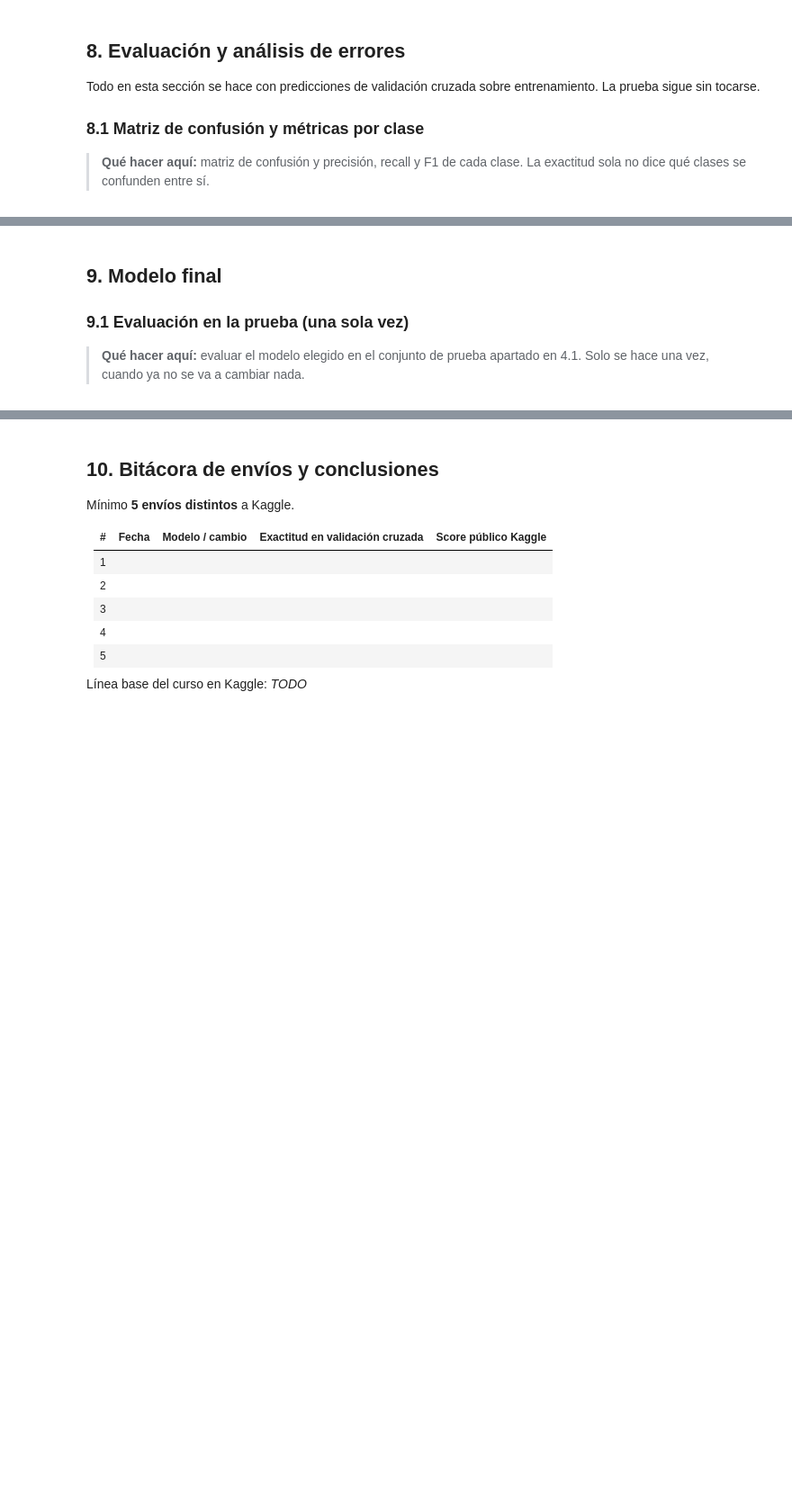
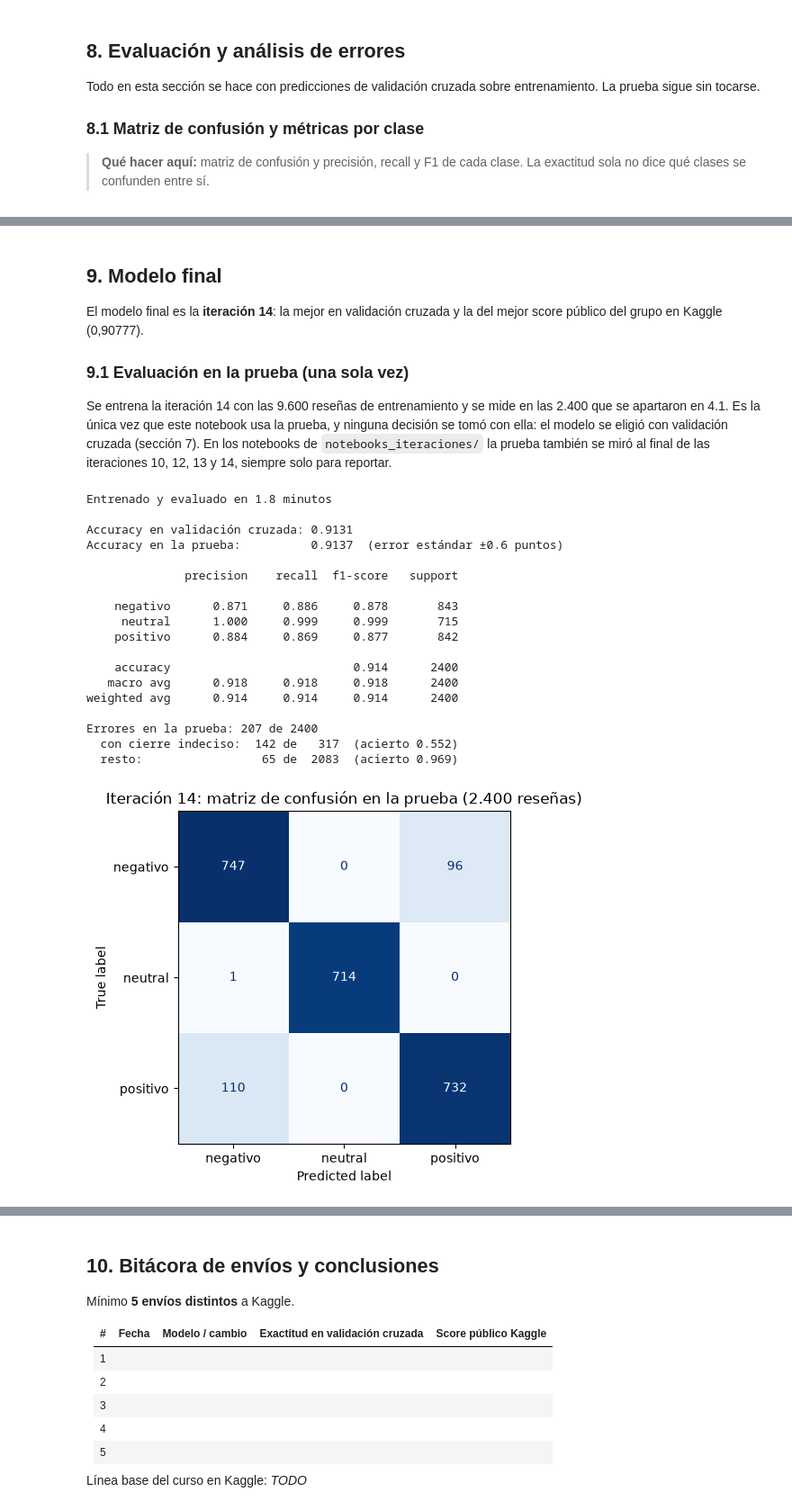
Before and after one commit to Alejob12/proyecto-1-machine-learning, a Jupyter notebook: parte1.ipynb, the cells around one changed output, grey strips where cells are left out. Shown at 90% size. Drawn from its saved outputs; the diff is of its cells as text; code cells hidden in the pictures; blank space fills up the shorter version.

```diff
--- a/parte1.ipynb
+++ b/parte1.ipynb
@@ -598,5 +2277,51 @@ Con los cambios propuestos se vuelve a la sección 5 o 6 y se mide de nuevo.
 # %% [markdown]
 ## 9. Modelo final
+El modelo final es la **iteración 14**: la mejor en validación cruzada y la del mejor score público del grupo en Kaggle (0,90777).
+
 ### 9.1 Evaluación en la prueba (una sola vez)
-> **Qué hacer aquí:** evaluar el modelo elegido en el conjunto de prueba apartado en 4.1. Solo se hace una vez, cuando ya no se va a cambiar nada.
+Se entrena la iteración 14 con las 9.600 reseñas de entrenamiento y se mide en las 2.400 que se apartaron en 4.1. Es la única vez que este notebook usa la prueba, y ninguna decisión se tomó con ella: el modelo se eligió con validación cruzada (sección 7). En los notebooks de `notebooks_iteraciones/` la prueba también se miró al final de las iteraciones 10, 12, 13 y 14, siempre solo para reportar.
+# %%
+# 9.1 Evaluación en la prueba (una sola vez): iteración 14 entrenada con las 9.600 reseñas de entrenamiento
+inicio = time.perf_counter()
+modelo_prueba = clone(iter14).set_params(n_jobs=-1).fit(X_ent, y_ent)
+pred_prueba = modelo_prueba.predict(X_prueba)
+print(f"Entrenado y evaluado en {(time.perf_counter() - inicio) / 60:.1f} minutos\n")
+
+acc_prueba = accuracy_score(y_prueba, pred_prueba)
+acc_cv = tabla("7").set_index("experimento").loc["iter14: bases también sin reseñas indecisas", "accuracy"]
+error_estandar = np.sqrt(acc_prueba * (1 - acc_prueba) / len(X_prueba))
+print(f"Accuracy en validación cruzada: {acc_cv:.4f}")
+print(f"Accuracy en la prueba:          {acc_prueba:.4f}  (error estándar ±{error_estandar * 100:.1f} puntos)\n")
+print(classification_report(y_prueba, pred_prueba, labels=LABELS, digits=3))
+
+indecisas_prueba = ~sin_cierre(X_prueba)
+error_prueba = pred_prueba != y_prueba.values
+print(f"Errores en la prueba: {error_prueba.sum()} de {len(error_prueba)}")
+print(f"  con cierre indeciso: {error_prueba[indecisas_prueba].sum():>4} de {indecisas_prueba.sum():>5}"
+      f"  (acierto {1 - error_prueba[indecisas_prueba].mean():.3f})")
+print(f"  resto:               {error_prueba[~indecisas_prueba].sum():>4} de {(~indecisas_prueba).sum():>5}"
+      f"  (acierto {1 - error_prueba[~indecisas_prueba].mean():.3f})")
+
+ConfusionMatrixDisplay.from_predictions(y_prueba, pred_prueba, labels=LABELS, cmap="Blues", colorbar=False)
+plt.title("Iteración 14: matriz de confusión en la prueba (2.400 reseñas)"); plt.show()
+# %% [output]
+Entrenado y evaluado en 1.8 minutos
+
+Accuracy en validación cruzada: 0.9131
+Accuracy en la prueba:          0.9137  (error estándar ±0.6 puntos)
+
+              precision    recall  f1-score   support
+
+    negativo      0.871     0.886     0.878       843
+     neutral      1.000     0.999     0.999       715
+    positivo      0.884     0.869     0.877       842
+
+    accuracy                          0.914      2400
+   macro avg      0.918     0.918     0.918      2400
+weighted avg      0.914     0.914     0.914      2400
+
+Errores en la prueba: 207 de 2400
+  con cierre indeciso:  142 de   317  (acierto 0.552)
+  resto:                 65 de  2083  (acierto 0.969)
+[figure, added]
 # %% [markdown]
```
Also changed, not shown: parts of 50 cells of this notebook.
